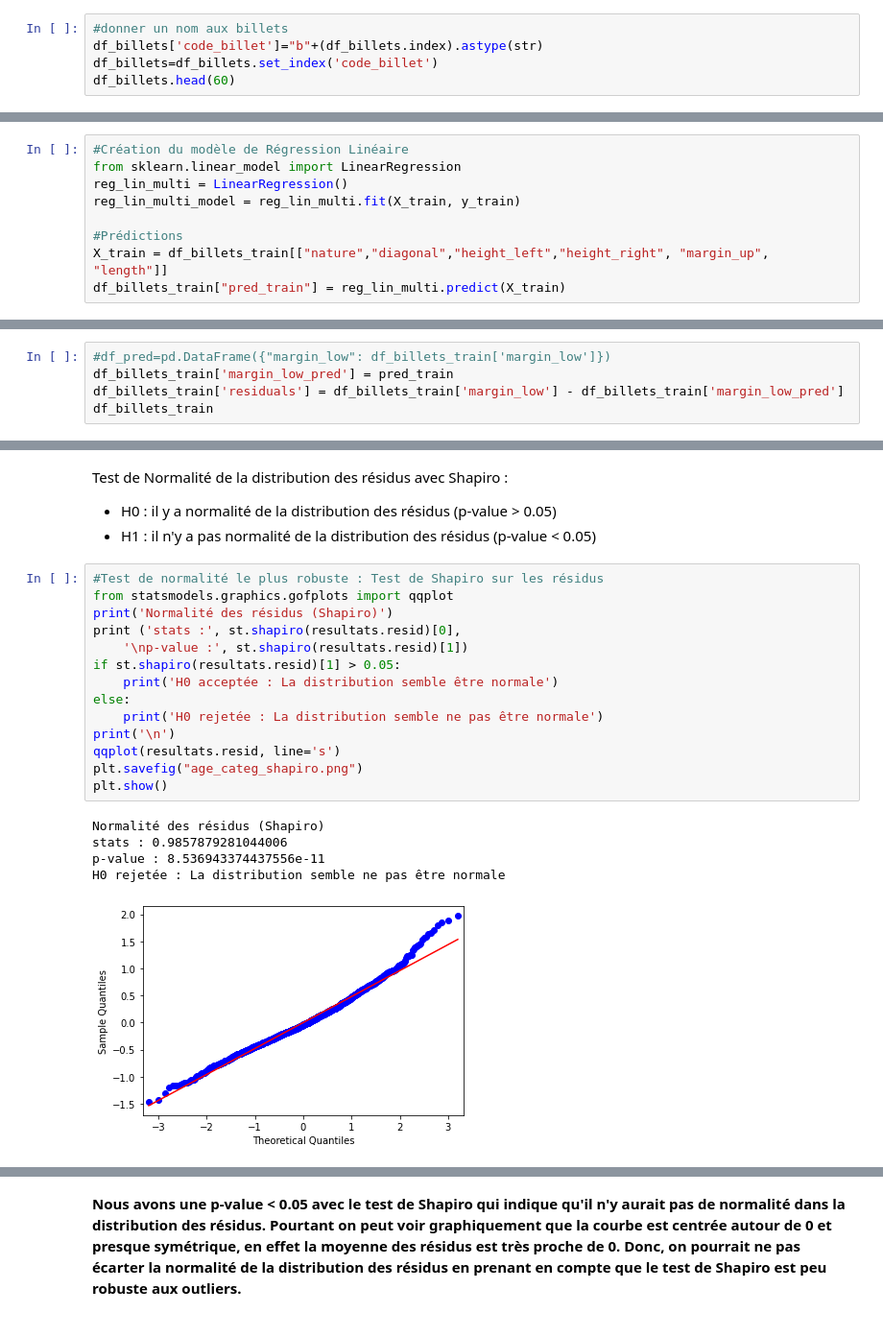
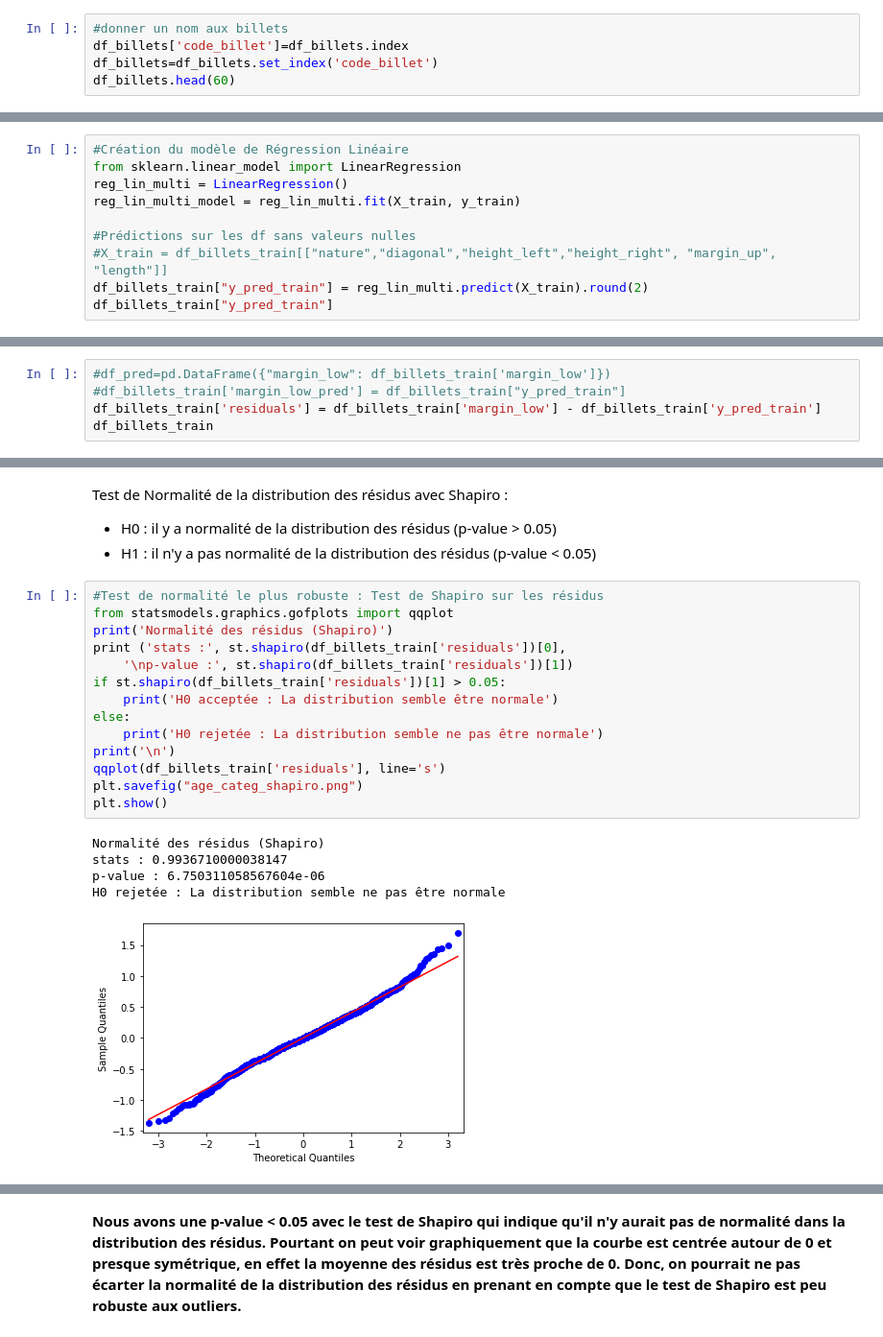
Before and after one commit to Randasabag/Detectez-des-faux-billets-avec-R-ou-Python, a Jupyter notebook: P10.ipynb, the cells around one changed output, grey strips where cells are left out. Shown at 96% size. Cells and saved outputs as stored; diff of their text form.

```diff
--- a/P10.ipynb
+++ b/P10.ipynb
@@ -126,7 +126,7 @@ dtypes: float64(6), int64(1)
 memory usage: 82.2 KB
 # %%
 #donner un nom aux billets
-df_billets['code_billet']="b"+(df_billets.index).astype(str)
+df_billets['code_billet']=df_billets.index
 df_billets=df_billets.set_index('code_billet')
 df_billets.head(60)
 # %% [output]
@@ -281,9 +281,10 @@ from sklearn.linear_model import LinearRegression
 reg_lin_multi = LinearRegression()
 reg_lin_multi_model = reg_lin_multi.fit(X_train, y_train)
 
-#Prédictions
-X_train = df_billets_train[["nature","diagonal","height_left","height_right", "margin_up", "length"]]
-df_billets_train["pred_train"] = reg_lin_multi.predict(X_train)
+#Prédictions sur les df sans valeurs nulles
+#X_train = df_billets_train[["nature","diagonal","height_left","height_right", "margin_up", "length"]]
+df_billets_train["y_pred_train"] = reg_lin_multi.predict(X_train).round(2)
+df_billets_train["y_pred_train"]
 # %% [output]
 A value is trying to be set on a copy of a slice from a DataFrame.
 Try using .loc[row_indexer,col_indexer] = value instead
@@ -332,6 +346,6 @@ pred_train
 # %%
 #df_pred=pd.DataFrame({"margin_low": df_billets_train['margin_low']})
-df_billets_train['margin_low_pred'] = pred_train
-df_billets_train['residuals'] = df_billets_train['margin_low'] - df_billets_train['margin_low_pred']
+#df_billets_train['margin_low_pred'] = df_billets_train["y_pred_train"]
+df_billets_train['residuals'] = df_billets_train['margin_low'] - df_billets_train['y_pred_train']
 df_billets_train
 # %% [output]
@@ -514,22 +524,22 @@ Test de Normalité de la distribution des résidus avec Shapiro :
 # %%
 #Test de normalité le plus robuste : Test de Shapiro sur les résidus
 from statsmodels.graphics.gofplots import qqplot
 print('Normalité des résidus (Shapiro)')
-print ('stats :', st.shapiro(resultats.resid)[0],
-    '\np-value :', st.shapiro(resultats.resid)[1])
-if st.shapiro(resultats.resid)[1] > 0.05:
+print ('stats :', st.shapiro(df_billets_train['residuals'])[0],
+    '\np-value :', st.shapiro(df_billets_train['residuals'])[1])
+if st.shapiro(df_billets_train['residuals'])[1] > 0.05:
     print('H0 acceptée : La distribution semble être normale')
 else:
     print('H0 rejetée : La distribution semble ne pas être normale')
 print('\n')
-qqplot(resultats.resid, line='s')
+qqplot(df_billets_train['residuals'], line='s')
 plt.savefig("age_categ_shapiro.png")
 plt.show()
 # %% [output]
 Normalité des résidus (Shapiro)
-stats : 0.9857879281044006
-p-value : 8.536943374437556e-11
+stats : 0.9936710000038147
+p-value : 6.750311058567604e-06
 H0 rejetée : La distribution semble ne pas être normale
-[figure, old version]
+[figure, new version]
 # %%
 # Graphique
```
Also changed, not shown: parts of 95 cells of this notebook.
